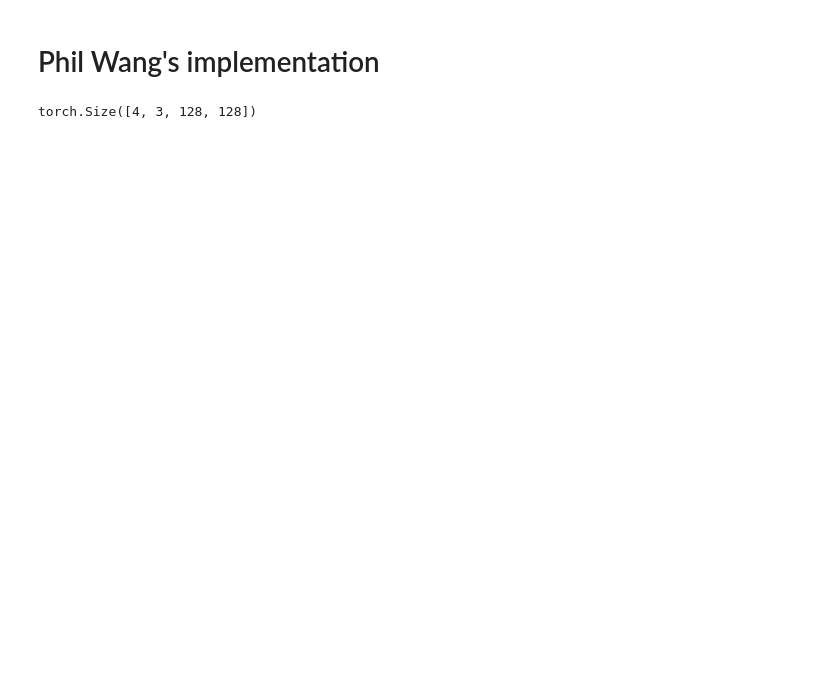
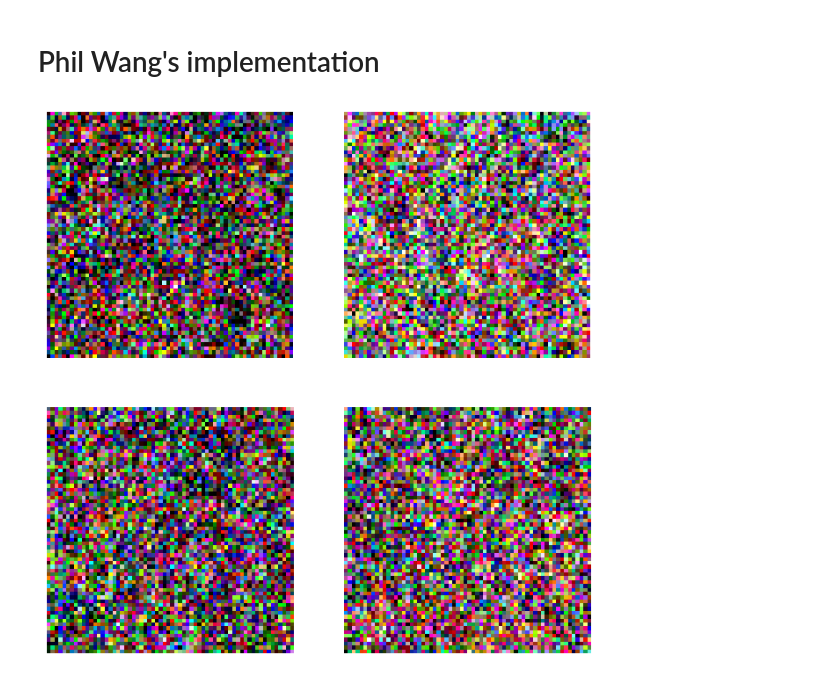
Before and after one commit to Kwartzl8/RIN, a Jupyter notebook: notebooks/test_rin_pytorch.ipynb, the cells around one changed output. Cells and saved outputs as stored; diff of their text form; code cells hidden in the pictures; blank space fills up the shorter version.

Commit message:
changed configs for final run and comparison to original rin-pytorch

```diff
--- a/notebooks/test_rin_pytorch.ipynb
+++ b/notebooks/test_rin_pytorch.ipynb
@@ -1,31 +1,52 @@
 # %% [markdown]
 # Phil Wang's implementation
 # %%
-import torch
-from rin_pytorch import RIN, GaussianDiffusion
+import os
+os.environ["CUDA_VISIBLE_DEVICES"] = str(1)
+from rin_pytorch import GaussianDiffusion, RIN, Trainer
+
+device = "cuda"
+
 
 model = RIN(
-    dim = 256,                  # model dimensions
-    image_size = 128,           # image size
-    patch_size = 8,             # patch size
+    dim = 128,                  # model dimensions
+    image_size = 64,           # image size
+    patch_size = 4,             # patch size
     depth = 6,                  # depth
     num_latents = 128,          # number of latents. they used 256 in the paper
+    dim_latent = 256,           # can be greater than the image dimension (dim) for greater capacity
     latent_self_attn_depth = 4, # number of latent self attention blocks per recurrent step, K in the paper
-).cuda()
+).to(device)
 
 diffusion = GaussianDiffusion(
     model,
-    timesteps = 1000,
-    train_prob_self_cond = 0.9,
-    scale = 1.
+    timesteps = 400,
+    train_prob_self_cond = 0.9,  # how often to self condition on latents
+    scale = 1.,                   # this will be set to < 1. for more noising and leads to better convergence when training on higher resolution images (512, 1024) - input noised images will be auto variance normalized
+).to(device)
+
+trainer = Trainer(
+    diffusion,
+    '../data/celeba/img_align_celeba',
+    num_samples = 16,
+    train_batch_size = 200,
+    gradient_accumulate_every = 4,
+    train_lr = 1e-4,
+    save_and_sample_every = 500,
+    train_num_steps = 2000,         # total training steps
+    ema_decay = 0.995,                # exponential moving average decay
+    device = device,
 )
 
-training_images = torch.randn(8, 3, 128, 128).cuda() # images are normalized from 0 to 1
-loss = diffusion(training_images)
-loss.backward()
-# after a lot of training
-
-sampled_images = diffusion.sample(batch_size = 4)
-sampled_images.shape # (4, 3, 128, 128)
+trainer.train()
-# %% [output]
-torch.Size([4, 3, 128, 128])
+# %%
+sampled_images = diffusion.sample(batch_size=4)
+# show the sampled images
+import matplotlib.pyplot as plt
+plt.figure(figsize=(8, 8))
+for i in range(4):
+    plt.subplot(2, 2, i + 1)
+    plt.imshow(sampled_images[i].permute(1, 2, 0).cpu().numpy())
+    plt.axis('off')
+# %% [output]
+[figure, added]
```
Also changed, not shown: 8 other files.
